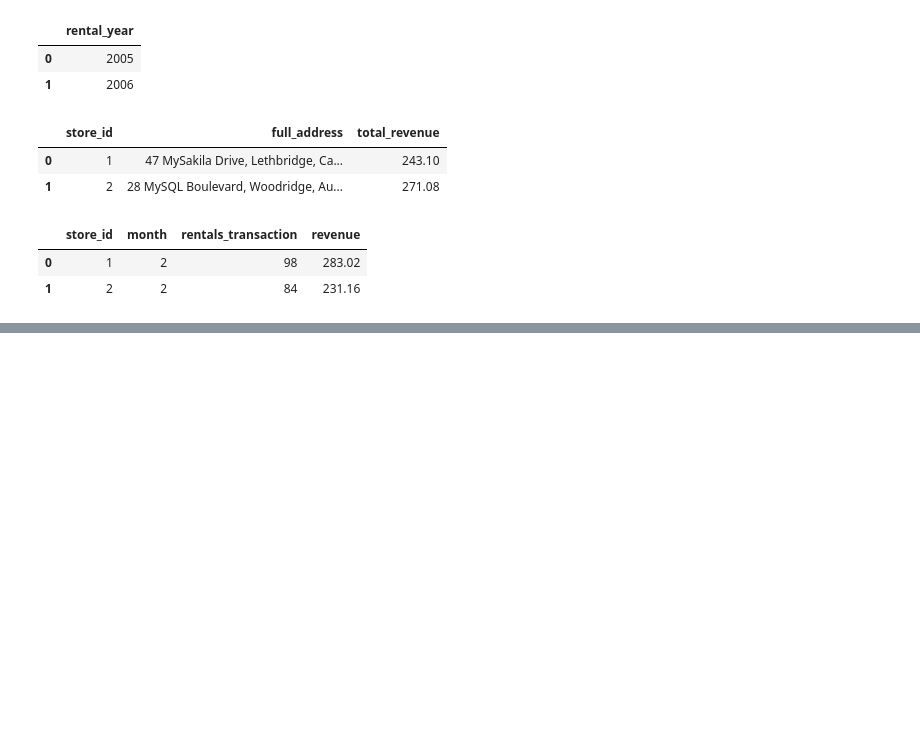
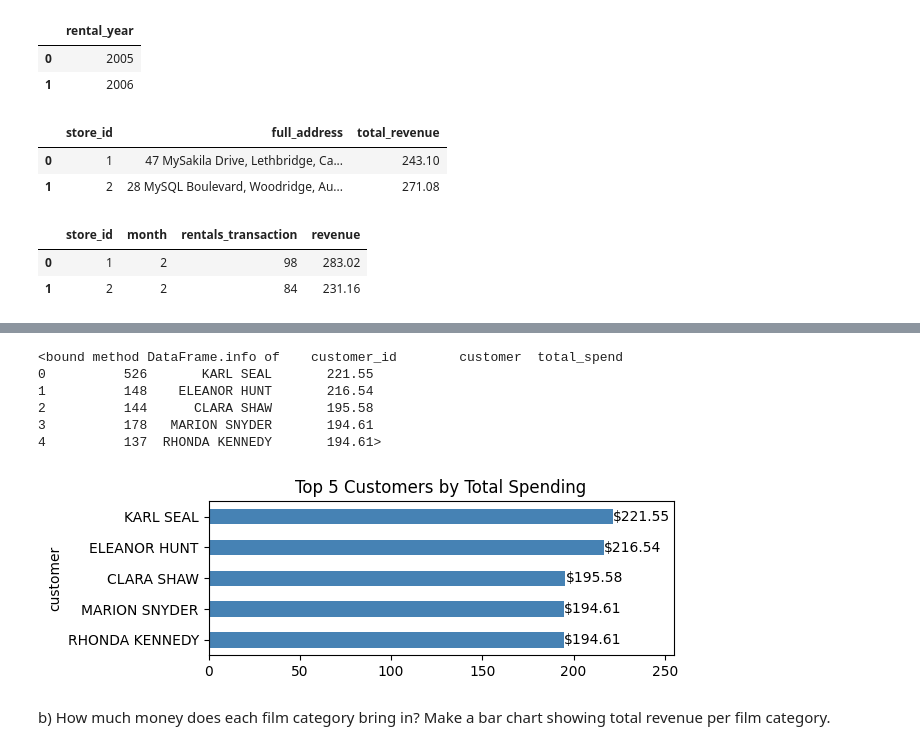
Before and after one commit to giraudcgc-cpu/DE25_sql_lab1_christophe_giraud, a Jupyter notebook: test.ipynb, the cells around one changed output, grey strips where cells are left out. Drawn from its saved outputs; the diff is of its cells as text; code cells hidden in the pictures; blank space fills up the shorter version.

```diff
--- a/test.ipynb
+++ b/test.ipynb
@@ -356,0 +397,17 @@ check_monthly_transactions
+# %%
+top_5_customers = duckdb.sql("""
+    SELECT
+        cust.customer_id,
+        cust.first_name || ' ' || cust.last_name AS customer,
+        SUM(p.amount) AS total_spend
+    FROM
+        main.customer cust
+    LEFT JOIN main.payment p ON cust.customer_id = p.customer_id
+    GROUP BY
+        cust.customer_id, customer
+    ORDER BY
+        total_spend DESC
+    LIMIT 5;
+    """).df()
+
+top_5_customers
@@ -356,0 +421,28 @@ check_monthly_transactions
+# %%
+top_5_customers.info
+# %% [output]
+<bound method DataFrame.info of    customer_id        customer  total_spend
+0          526       KARL SEAL       221.55
+1          148    ELEANOR HUNT       216.54
+2          144      CLARA SHAW       195.58
+3          178   MARION SNYDER       194.61
+4          137  RHONDA KENNEDY       194.61>
+# %%
+ax = top_5_customers.plot(
+    kind='barh',
+    x='customer',
+    y='total_spend',
+    figsize=(6, 2),
+    color='steelblue',
+    legend=False,
+    title='Top 5 Customers by Total Spending'
+    )
+
+ax.invert_yaxis()
+ax.bar_label(ax.containers[0], fmt='$%.2f') # took from LLM to make values appear
+ax.margins(x=0.15)                          # took from LLM to make values appear
+# %% [output]
+[figure, added]
+# %% [markdown]
+b) How much money does each film category bring in? Make a bar chart showing total revenue per film
+category.
```
Also changed, not shown: parts of 35 cells of this notebook, 17 other files.
